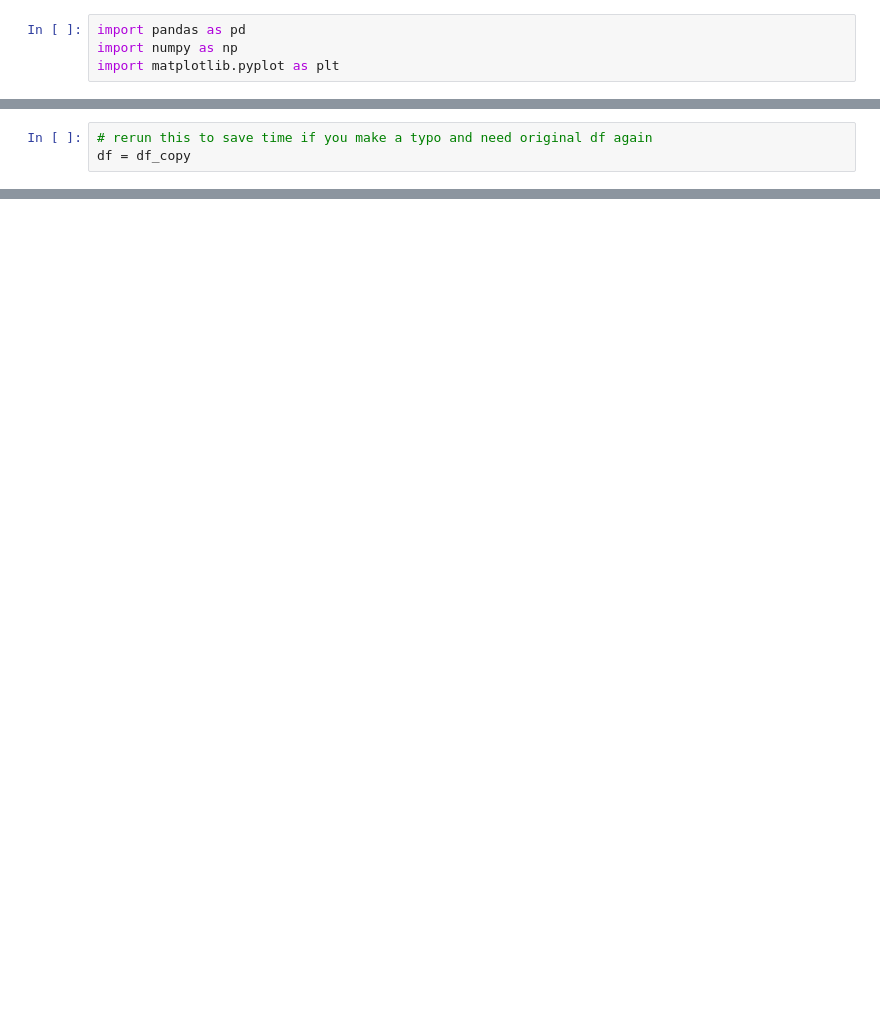
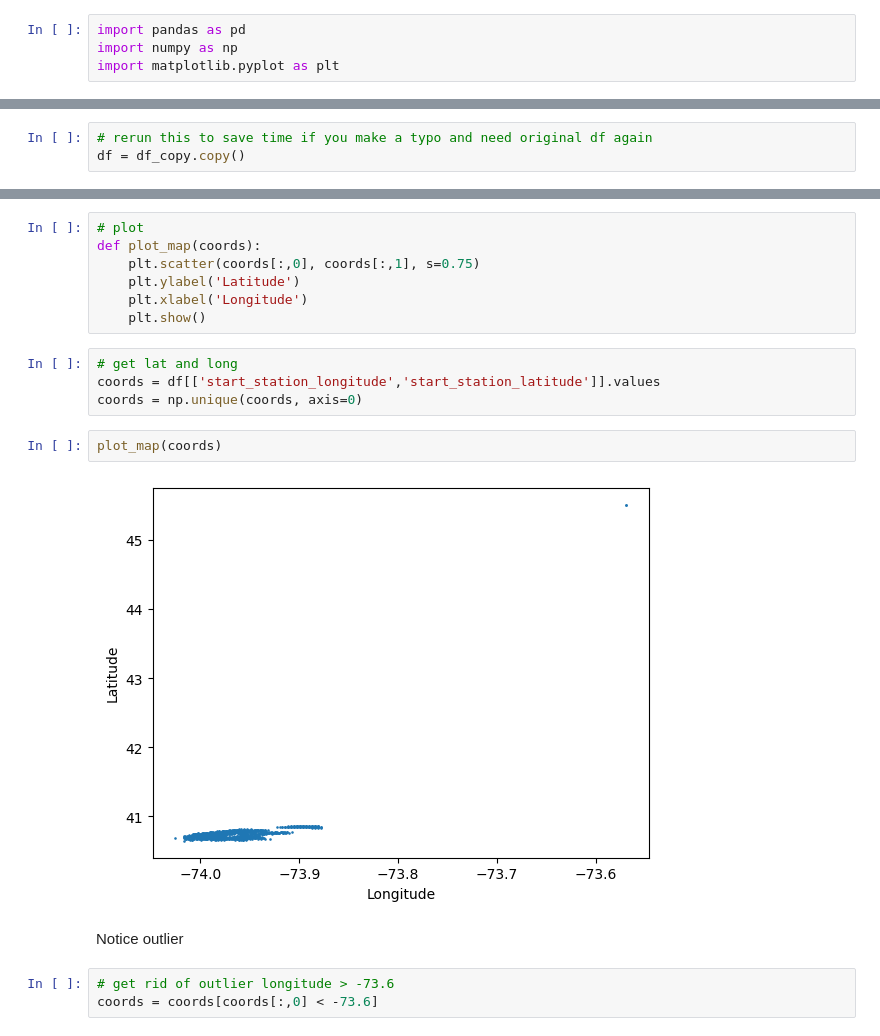
Before and after one commit to AlexisVandenHeede/IntroBA, a Jupyter notebook: report.ipynb, the cells around one changed output, grey strips where cells are left out. Cells and saved outputs as stored; diff of their text form; blank space fills up the shorter version.

```diff
--- a/report.ipynb
+++ b/report.ipynb
@@ -16,6 +17,6 @@ df.head()
 # %%
 # rerun this to save time if you make a typo and need original df again
-df = df_copy
+df = df_copy.copy()
 # %%
 # col 0 is unnamed make it trip_id and index
 df.rename(columns={'Unnamed: 0':'trip_id'}, inplace=True)
@@ -54,3 +55,23 @@ df.head()
 | 2 | 496 | 2018-01-01 15:39:18.337 | 2018-01-01 15:47:35.172 | 72.0 | 40.767272 | -73.993929 | ... |
 | 3 | 306 | 2018-01-01 15:40:13.372 | 2018-01-01 15:45:20.191 | 72.0 | 40.767272 | -73.993929 | ... |
 | 4 | 306 | 2018-01-01 18:14:51.568 | 2018-01-01 18:19:57.642 | 72.0 | 40.767272 | -73.993929 | ... |
+# %%
+# plot
+def plot_map(coords):
+    plt.scatter(coords[:,0], coords[:,1], s=0.75)
+    plt.ylabel('Latitude')
+    plt.xlabel('Longitude')
+    plt.show()
+# %%
+# get lat and long
+coords = df[['start_station_longitude','start_station_latitude']].values
+coords = np.unique(coords, axis=0)
+# %%
+plot_map(coords)
+# %% [output]
+[figure, added]
+# %% [markdown]
+Notice outlier
+# %%
+# get rid of outlier longitude > -73.6
+coords = coords[coords[:,0] < -73.6]
```
Also changed, not shown: parts of 13 cells of this notebook, 1 other file.
